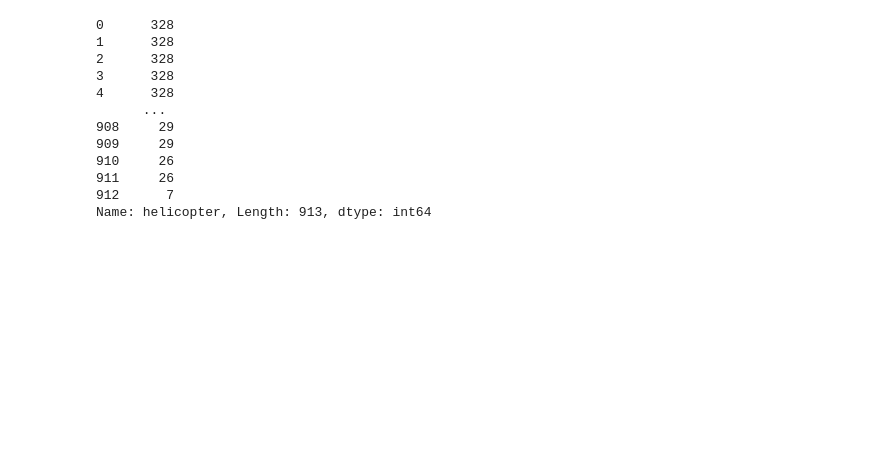
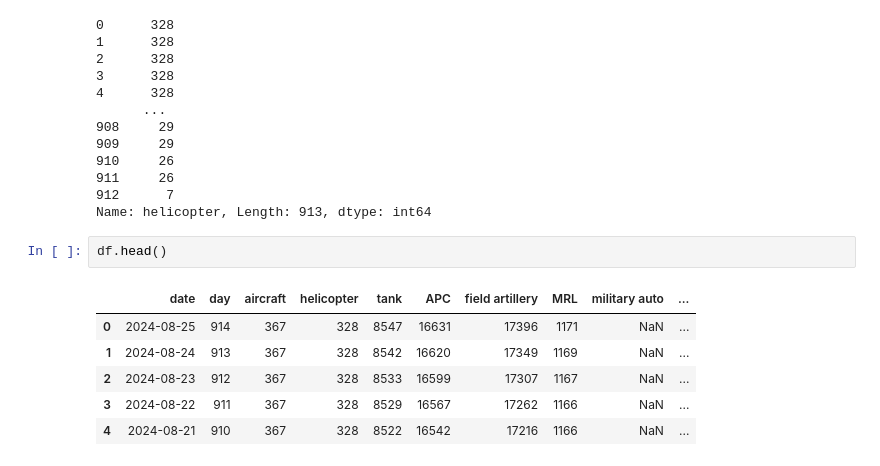
Before and after one commit to mks2607/Data_mks, a Jupyter notebook: SVO.ipynb, the cells around one changed output. Saved outputs shown, nothing was run; the diff lists cells and outputs as text; blank space fills up the shorter version.

```diff
--- a/SVO.ipynb
+++ b/SVO.ipynb
@@ -65,3 +66,12 @@ print(df['helicopter'])
 911     26
 912      7
 Name: helicopter, Length: 913, dtype: int64
+# %%
+df.head()
+# %% [output]
+|  | date | day | aircraft | helicopter | tank | APC | field artillery | MRL | military auto | ... |
+| 0 | 2024-08-25 | 914 | 367 | 328 | 8547 | 16631 | 17396 | 1171 | NaN | ... |
+| 1 | 2024-08-24 | 913 | 367 | 328 | 8542 | 16620 | 17349 | 1169 | NaN | ... |
+| 2 | 2024-08-23 | 912 | 367 | 328 | 8533 | 16599 | 17307 | 1167 | NaN | ... |
+| 3 | 2024-08-22 | 911 | 367 | 328 | 8529 | 16567 | 17262 | 1166 | NaN | ... |
+| 4 | 2024-08-21 | 910 | 367 | 328 | 8522 | 16542 | 17216 | 1166 | NaN | ... |
```
Also changed, not shown: parts of 2 cells of this notebook.
